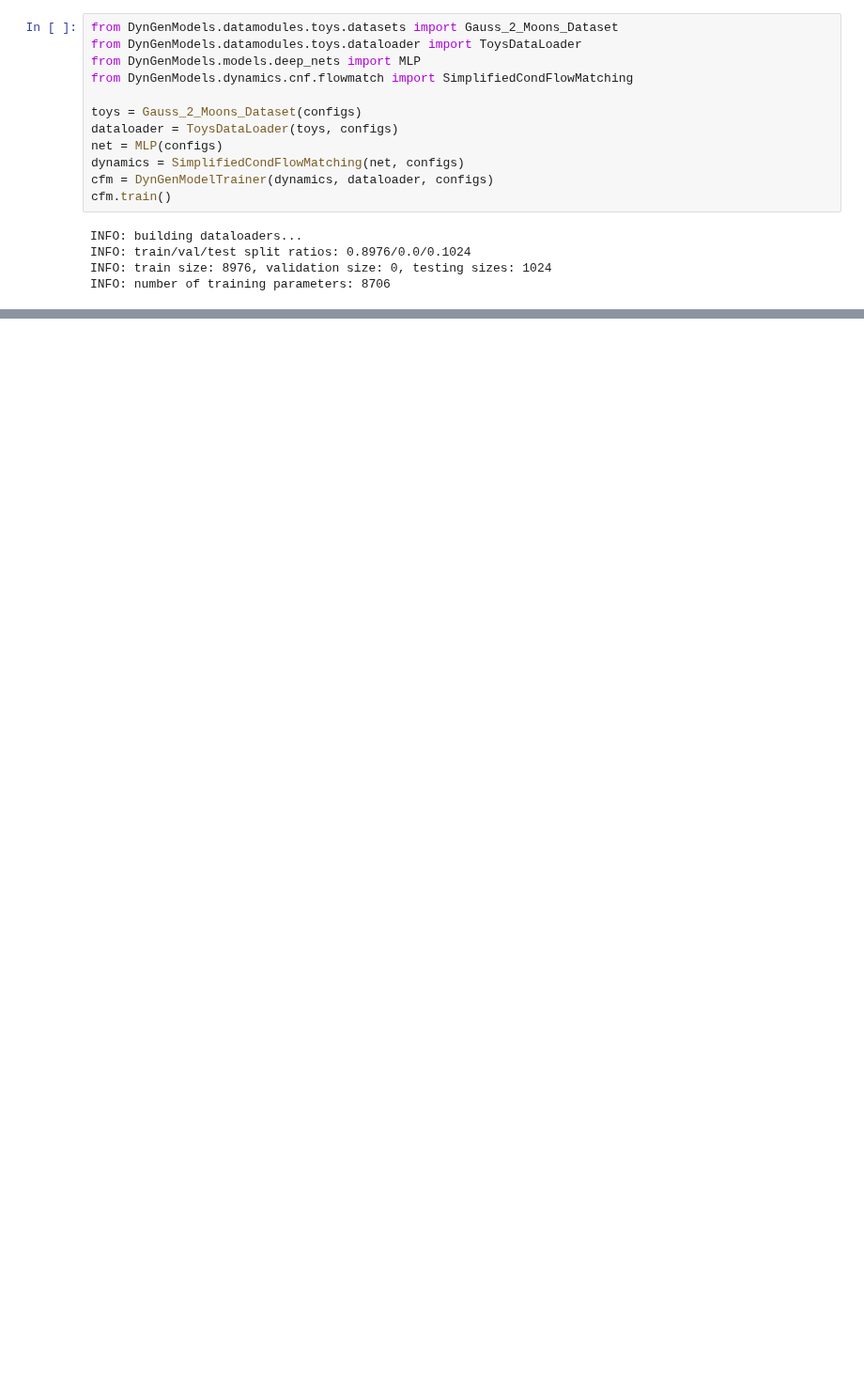
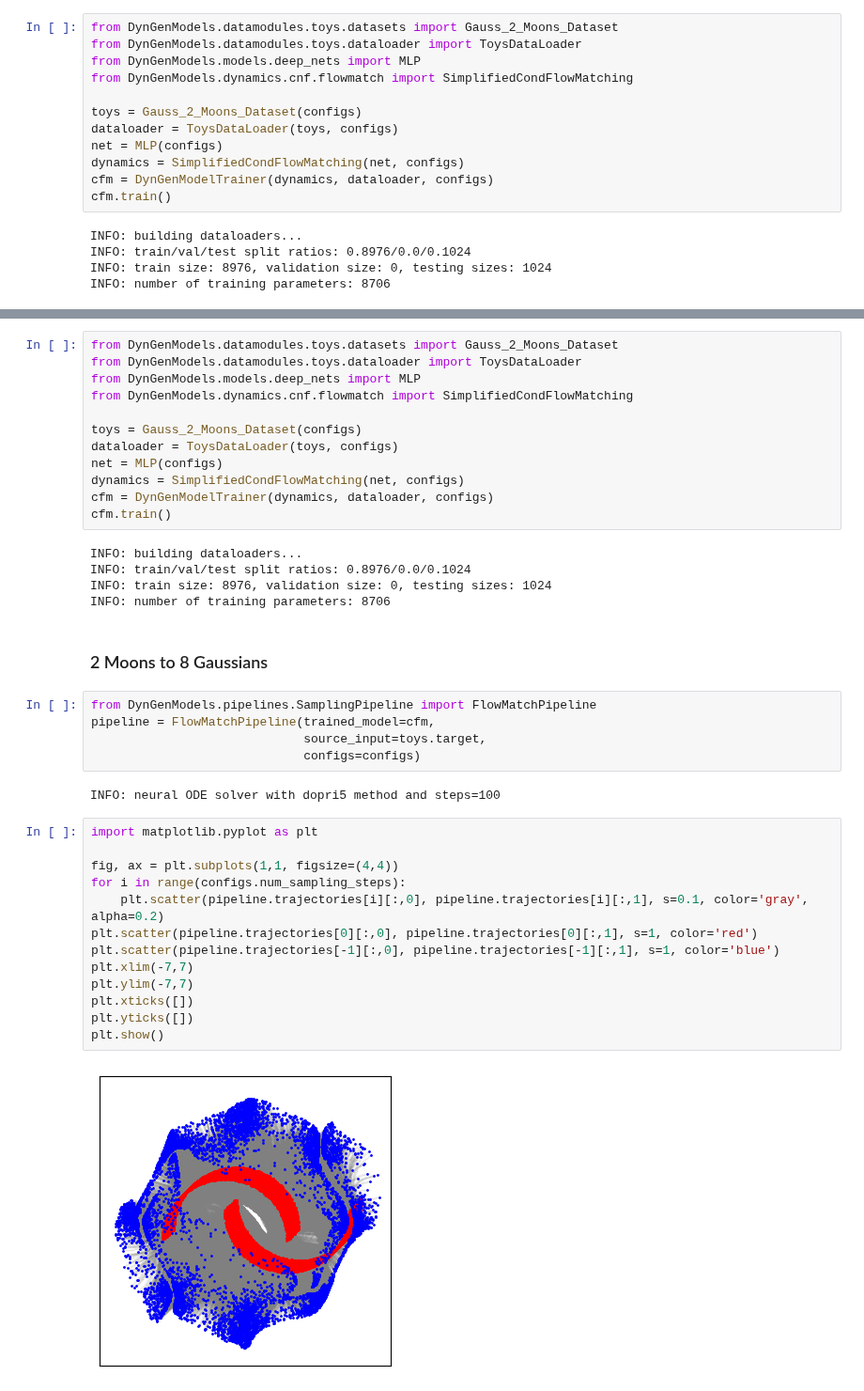
Before and after one commit to dfaroughy/DynGenModels, a Jupyter notebook: experiments/toys.ipynb, the cells around one changed output, grey strips where cells are left out. Shown at 94% size. Saved outputs shown, nothing was run; the diff lists cells and outputs as text; blank space fills up the shorter version.

```diff
--- a/experiments/toys.ipynb
+++ b/experiments/toys.ipynb
@@ -254,0 +329,41 @@ plt.show()
+# %%
+from DynGenModels.datamodules.toys.datasets import Gauss_2_Moons_Dataset
+from DynGenModels.datamodules.toys.dataloader import ToysDataLoader
+from DynGenModels.models.deep_nets import MLP
+from DynGenModels.dynamics.cnf.flowmatch import SimplifiedCondFlowMatching
+
+toys = Gauss_2_Moons_Dataset(configs)
+dataloader = ToysDataLoader(toys, configs)
+net = MLP(configs)
+dynamics = SimplifiedCondFlowMatching(net, configs)
+cfm = DynGenModelTrainer(dynamics, dataloader, configs)
+cfm.train()
+# %% [output]
+INFO: building dataloaders...
+INFO: train/val/test split ratios: 0.8976/0.0/0.1024
+INFO: train size: 8976, validation size: 0, testing sizes: 1024
+INFO: number of training parameters: 8706
+# %% [markdown]
+### 2 Moons to 8 Gaussians
+# %%
+from DynGenModels.pipelines.SamplingPipeline import FlowMatchPipeline
+pipeline = FlowMatchPipeline(trained_model=cfm,
+                             source_input=toys.target,
+                             configs=configs)
+# %% [output]
+INFO: neural ODE solver with dopri5 method and steps=100
+# %%
+import matplotlib.pyplot as plt
+
+fig, ax = plt.subplots(1,1, figsize=(4,4))
+for i in range(configs.num_sampling_steps):
+    plt.scatter(pipeline.trajectories[i][:,0], pipeline.trajectories[i][:,1], s=0.1, color='gray', alpha=0.2)
+plt.scatter(pipeline.trajectories[0][:,0], pipeline.trajectories[0][:,1], s=1, color='red')
+plt.scatter(pipeline.trajectories[-1][:,0], pipeline.trajectories[-1][:,1], s=1, color='blue')
+plt.xlim(-7,7)
+plt.ylim(-7,7)
+plt.xticks([])
+plt.yticks([])
+plt.show()
+# %% [output]
+[figure, added]
```
Also changed, not shown: parts of 13 cells of this notebook, 6 other files.
